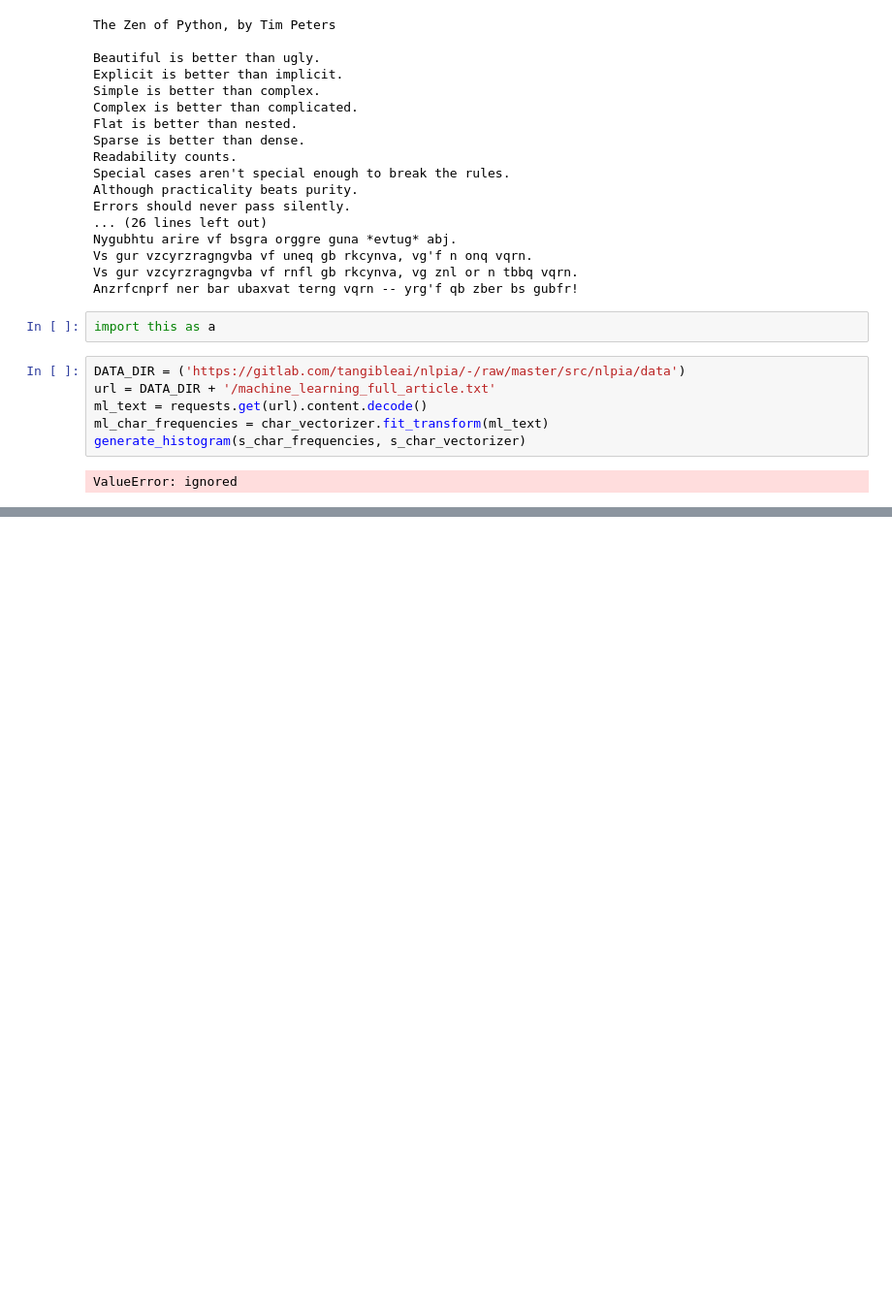
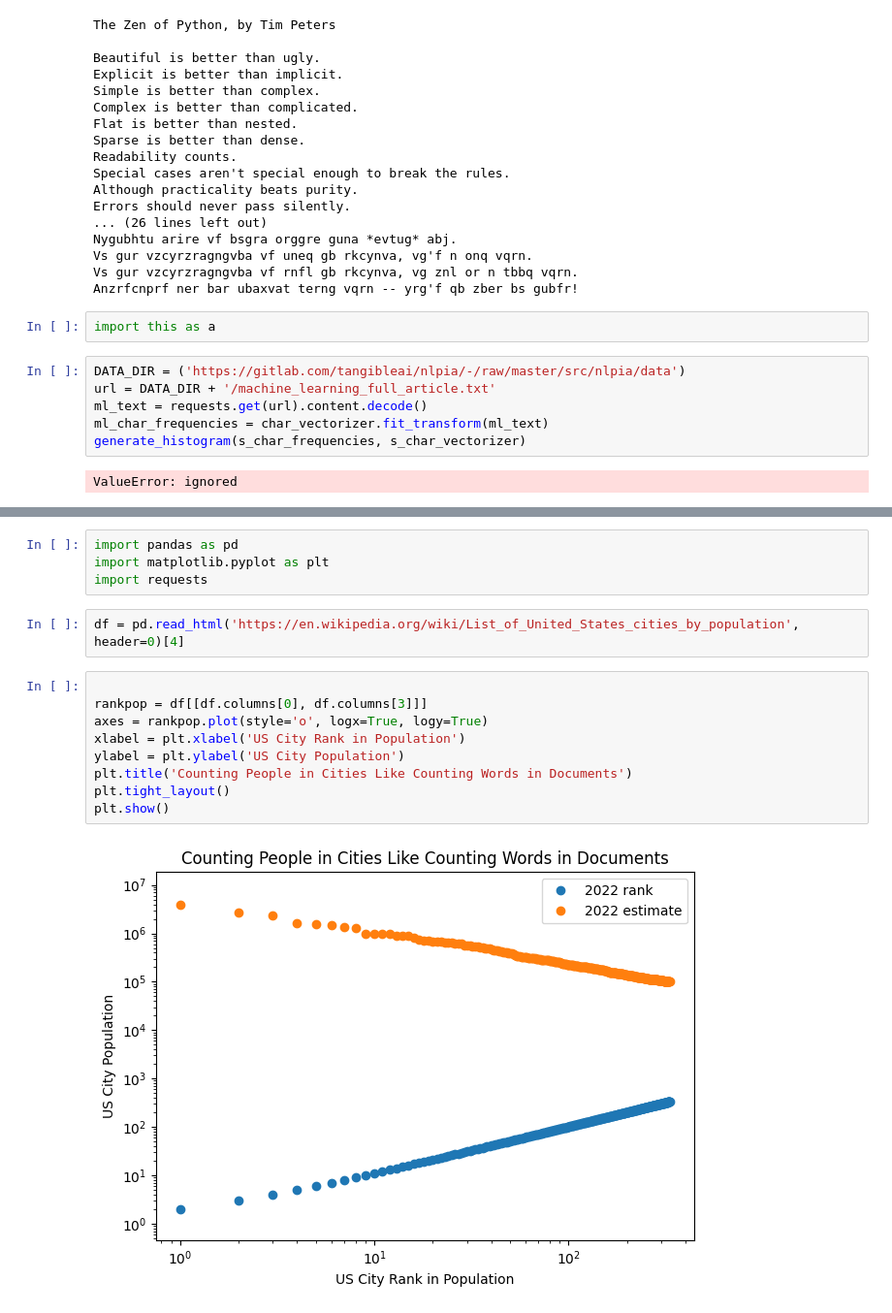
Before and after one commit to koad7/NLP_PYTORCH, a Jupyter notebook: Unsupervised_NER_With_embedding.ipynb, the cells around one changed output, grey strips where cells are left out. Shown: that part at 97% size. Drawn from its saved outputs; the diff is of its cells as text; blank space fills up the shorter version.

```diff
--- a/Unsupervised_NER_With_embedding.ipynb
+++ b/Unsupervised_NER_With_embedding.ipynb
@@ -408,0 +435,17 @@ ValueError: ignored
+# %%
+import pandas as pd
+import matplotlib.pyplot as plt
+import requests
+# %%
+df = pd.read_html('https://en.wikipedia.org/wiki/List_of_United_States_cities_by_population', header=0)[4]
+# %%
+
+rankpop = df[[df.columns[0], df.columns[3]]]
+axes = rankpop.plot(style='o', logx=True, logy=True)
+xlabel = plt.xlabel('US City Rank in Population')
+ylabel = plt.ylabel('US City Population')
+plt.title('Counting People in Cities Like Counting Words in Documents')
+plt.tight_layout()
+plt.show()
+# %% [output]
+[figure, added]
```
Also changed, not shown: parts of 45 cells of this notebook.
